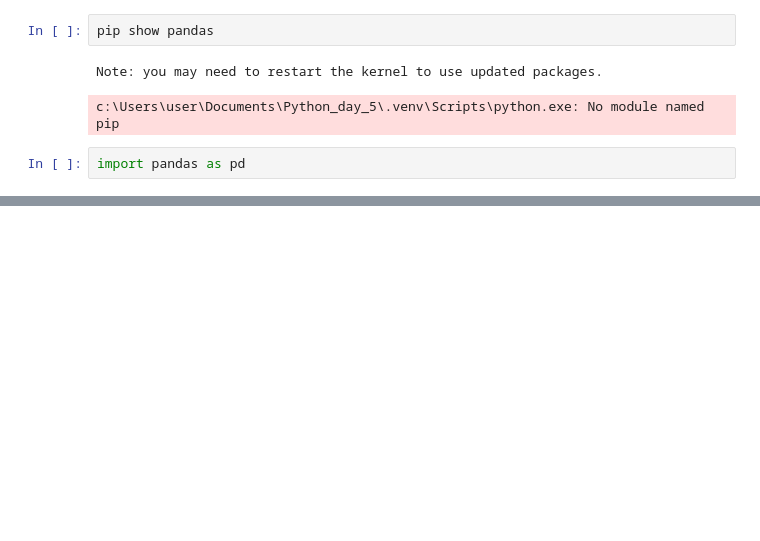
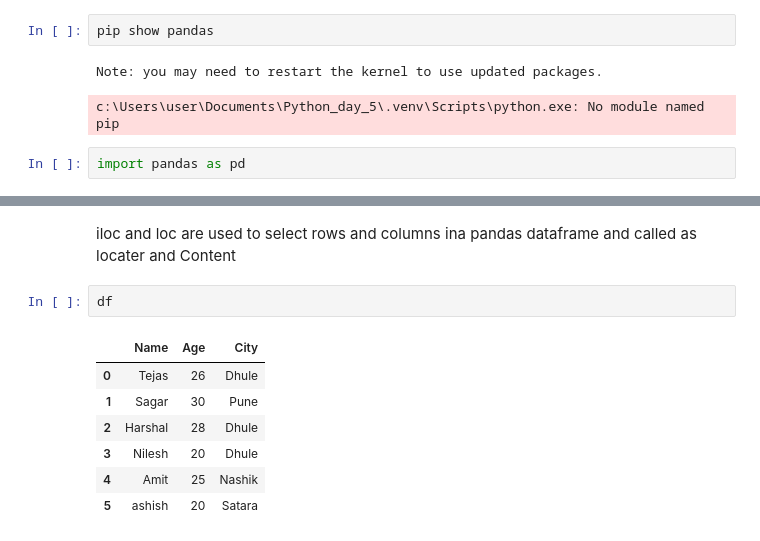
Before and after one commit to tejassalunkework-sketch/Python_day_5, a Jupyter notebook: day_5.ipynb, the cells around one changed output, grey strips where cells are left out. Saved outputs shown, nothing was run; the diff lists cells and outputs as text; blank space fills up the shorter version.

```diff
--- a/day_5.ipynb
+++ b/day_5.ipynb
@@ -19,0 +99,12 @@ EmptyDataError: No columns to parse from file
+# %% [markdown]
+iloc and loc are used to select rows and columns ina pandas dataframe and called as locater and Content
+# %%
+df
+# %% [output]
+|  | Name | Age | City |
+| 0 | Tejas | 26 | Dhule |
+| 1 | Sagar | 30 | Pune |
+| 2 | Harshal | 28 | Dhule |
+| 3 | Nilesh | 20 | Dhule |
+| 4 | Amit | 25 | Nashik |
+| 5 | ashish | 20 | Satara |
```
Also changed, not shown: parts of 47 cells of this notebook.
